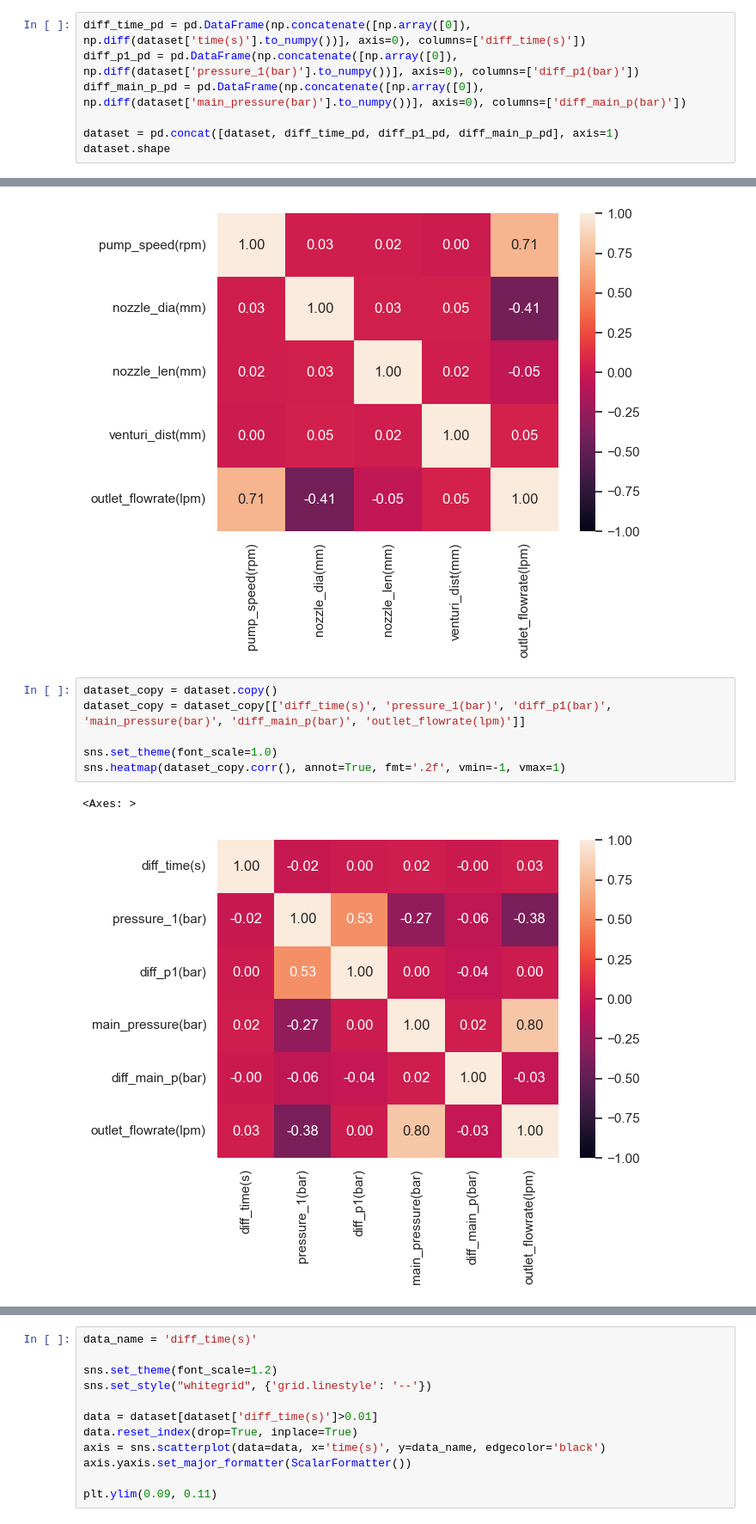
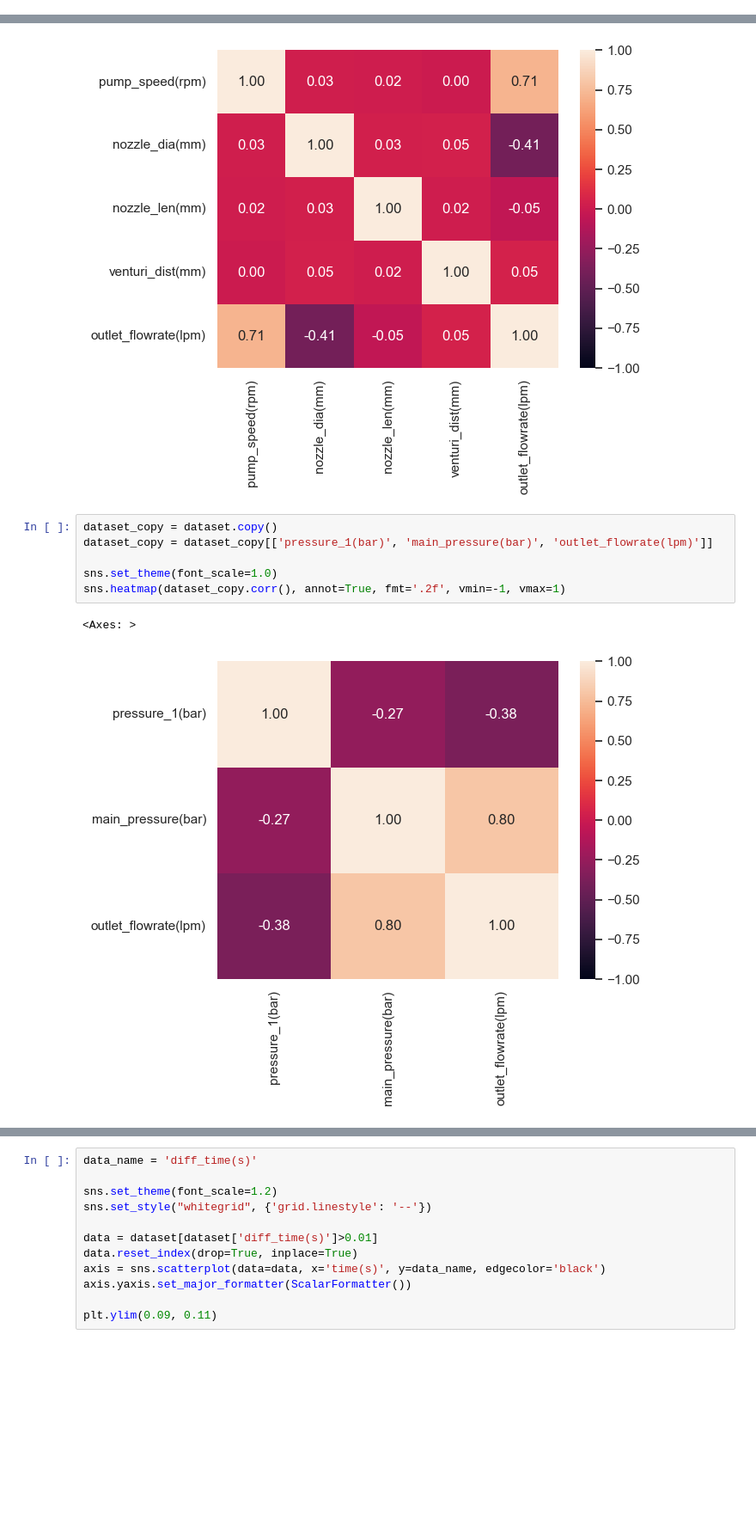
Before and after one commit to jinbeomjeong/estimate_venturi_pump_flow, a Jupyter notebook: analysis_data.ipynb, the cells around one changed output, grey strips where cells are left out. Shown at 86% size. Drawn from its saved outputs; the diff is of its cells as text; blank space fills up the shorter version.

```diff
--- a/analysis_data.ipynb
+++ b/analysis_data.ipynb
@@ -25,10 +23,3 @@ dataset.reset_index(drop=True, inplace=True)
 dataset.shape
 # %% [output]
 (231525, 18)
-# %%
-diff_time_pd = pd.DataFrame(np.concatenate([np.array([0]), np.diff(dataset['time(s)'].to_numpy())], axis=0), columns=['diff_time(s)'])
-diff_p1_pd = pd.DataFrame(np.concatenate([np.array([0]), np.diff(dataset['pressure_1(bar)'].to_numpy())], axis=0), columns=['diff_p1(bar)'])
-diff_main_p_pd = pd.DataFrame(np.concatenate([np.array([0]), np.diff(dataset['main_pressure(bar)'].to_numpy())], axis=0), columns=['diff_main_p(bar)'])
-
-dataset = pd.concat([dataset, diff_time_pd, diff_p1_pd, diff_main_p_pd], axis=1)
-dataset.shape
@@ -78,10 +67,10 @@ sns.heatmap(dataset_copy.corr(), annot=True, fmt='.2f', vmin=-1, vmax=1)
 [figure]
 # %%
 dataset_copy = dataset.copy()
-dataset_copy = dataset_copy[['diff_time(s)', 'pressure_1(bar)', 'diff_p1(bar)', 'main_pressure(bar)', 'diff_main_p(bar)', 'outlet_flowrate(lpm)']]
+dataset_copy = dataset_copy[['pressure_1(bar)', 'main_pressure(bar)', 'outlet_flowrate(lpm)']]
 
 sns.set_theme(font_scale=1.0)
 sns.heatmap(dataset_copy.corr(), annot=True, fmt='.2f', vmin=-1, vmax=1)
 # %% [output]
 <Axes: >
-[figure, old version]
+[figure, new version]
```
Also changed, not shown: parts of 5 cells of this notebook, 1 other file.
